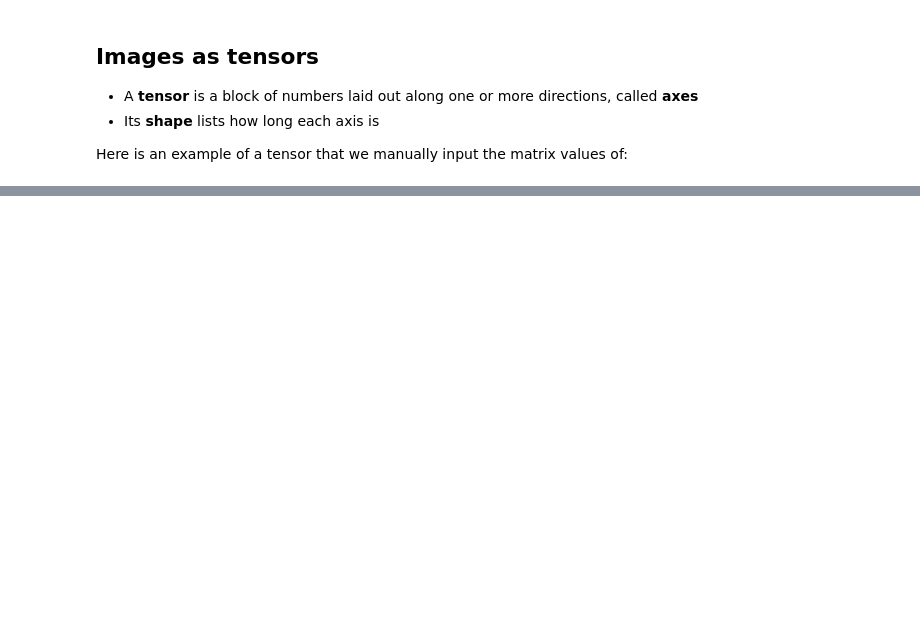
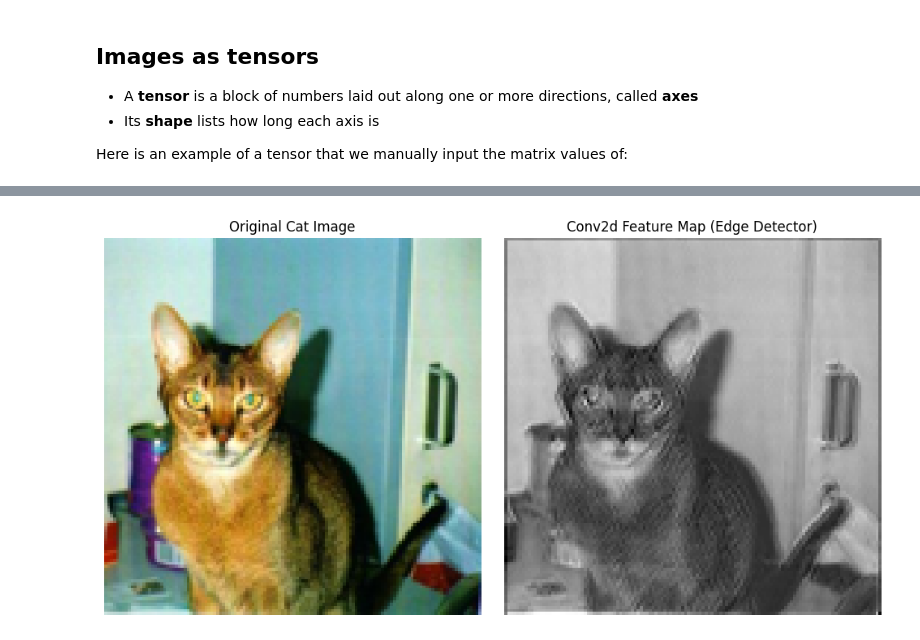
Before and after one commit to douzog/AI-Powered-Women, a Jupyter notebook: AI-Powered-Women_IsabellaDouzoglou_Tutotiral.ipynb, the cells around one changed output, grey strips where cells are left out. Cells and saved outputs as stored; diff of their text form; code cells hidden in the pictures; blank space fills up the shorter version.

```diff
--- a/AI-Powered-Women_IsabellaDouzoglou_Tutotiral.ipynb
+++ b/AI-Powered-Women_IsabellaDouzoglou_Tutotiral.ipynb
@@ -135,0 +167,28 @@ IMG_SIZE = 176
+# %%
+conv_layer = nn.Conv2d(
+    in_channels=3,     # RGB input
+    out_channels=1,    # Output 1 feature map
+    kernel_size=3,     # 3x3 sliding filter
+    stride=1,          # Move 1 pixel at a time
+    padding=1          # Keep output height and width identical to input
+)
+
+# Pass the cat image through the Conv2d layer
+with torch.no_grad():
+    output_tensor = conv_layer(cat_tensor.unsqueeze(0))
+
+plt.figure(figsize=(10, 5))
+plt.subplot(1, 2, 1)
+plt.title("Original Cat Image")
+plt.imshow(cat_tensor.permute(1, 2, 0).numpy())
+plt.axis('off')
+
+plt.subplot(1, 2, 2)
+plt.title("Conv2d Feature Map (Edge Detector)")
+plt.imshow(output_tensor.squeeze().numpy(), cmap='gray')
+plt.axis('off')
+
+plt.tight_layout()
+plt.show()
+# %% [output]
+[figure, added]
```
Also changed, not shown: parts of 38 cells of this notebook, 7 other files.
